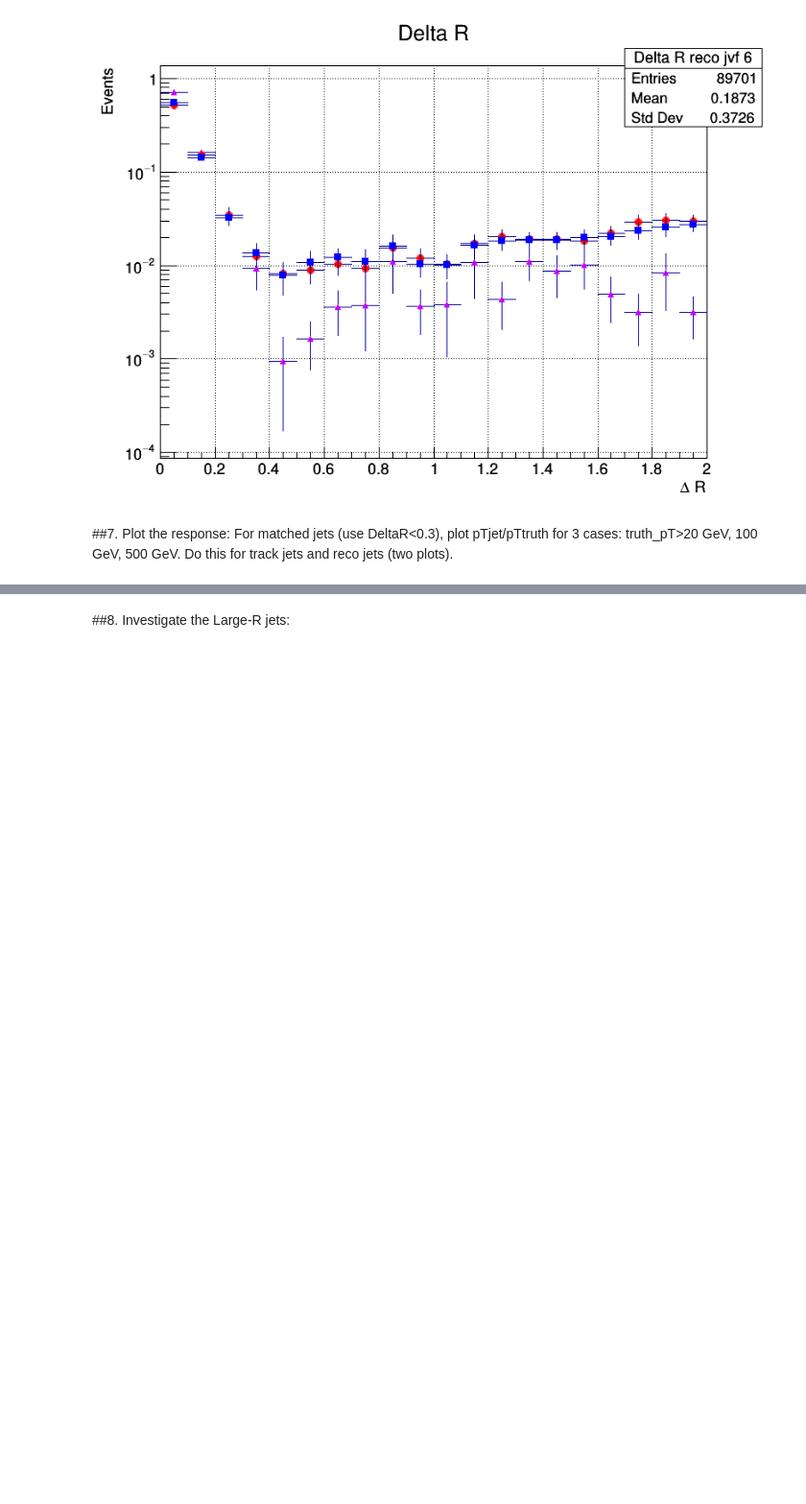
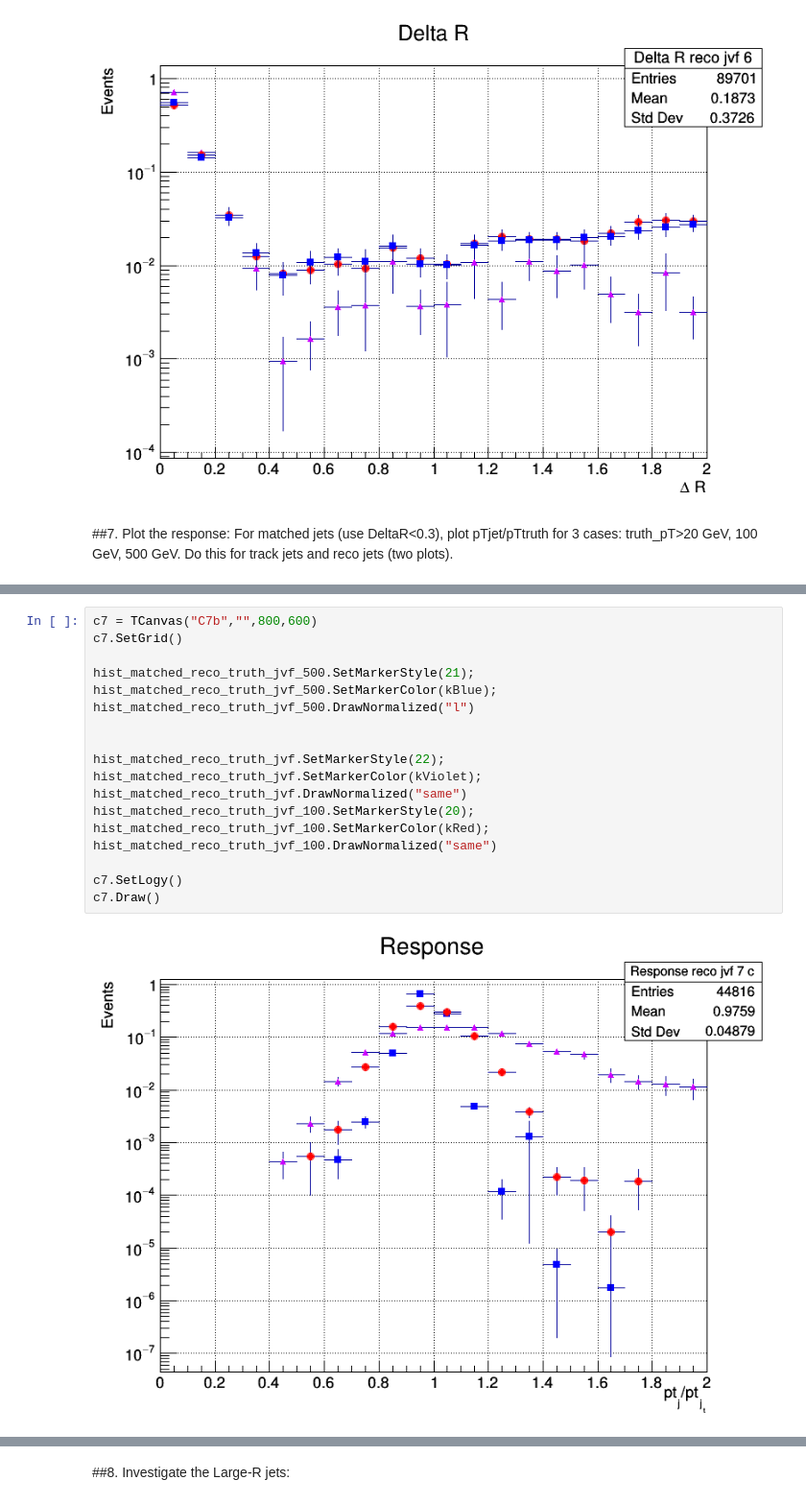
Before and after one commit to cfrc2694/HEP_Exercises, a Jupyter notebook: 02_Jets.ipynb, the cells around one changed output, grey strips where cells are left out. Shown at 96% size. Drawn from its saved outputs; the diff is of its cells as text; blank space fills up the shorter version.

```diff
--- a/02_Jets.ipynb
+++ b/02_Jets.ipynb
@@ -686 +724,21 @@ Done!
+# %%
+c7 = TCanvas("C7b","",800,600)
+c7.SetGrid()
+
+hist_matched_reco_truth_jvf_500.SetMarkerStyle(21);
+hist_matched_reco_truth_jvf_500.SetMarkerColor(kBlue);
+hist_matched_reco_truth_jvf_500.DrawNormalized("l")
+
+
+hist_matched_reco_truth_jvf.SetMarkerStyle(22);
+hist_matched_reco_truth_jvf.SetMarkerColor(kViolet);
+hist_matched_reco_truth_jvf.DrawNormalized("same")
+hist_matched_reco_truth_jvf_100.SetMarkerStyle(20);
+hist_matched_reco_truth_jvf_100.SetMarkerColor(kRed);
+hist_matched_reco_truth_jvf_100.DrawNormalized("same")
+
+c7.SetLogy()
+c7.Draw()
+# %% [output]
+[figure, added]
 # %%
```
Also changed, not shown: parts of 6 cells of this notebook.
